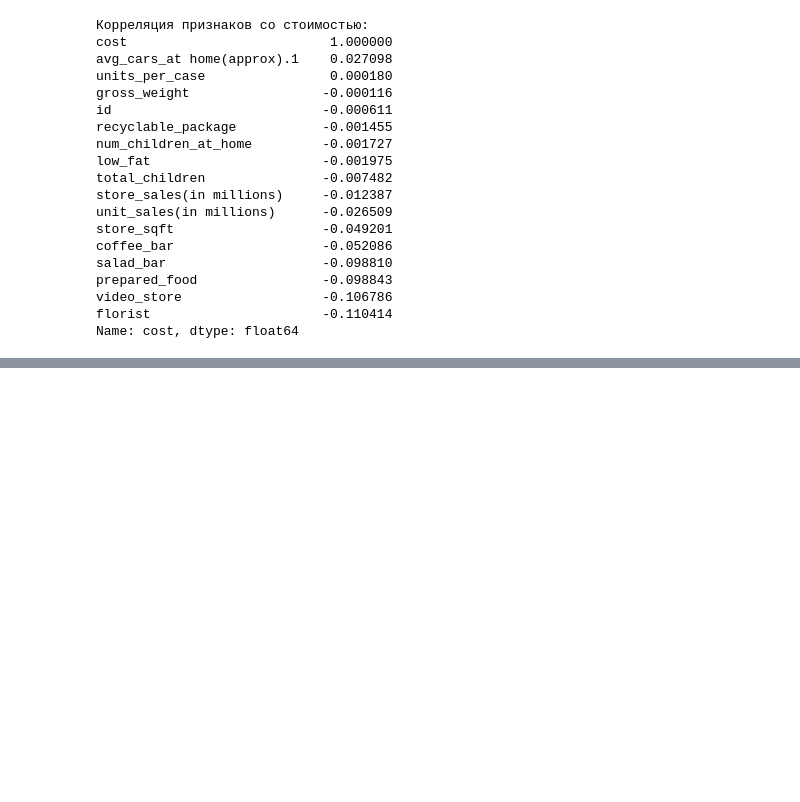
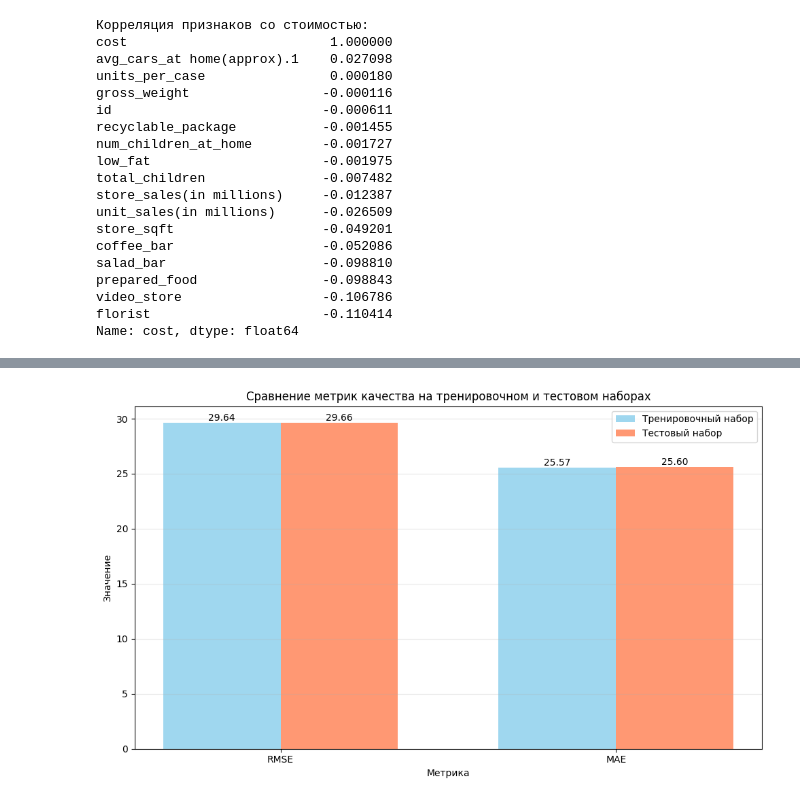
Before and after one commit to roux-afk/urfu-ml-company-valuation, a Jupyter notebook: notebooks/data_analysis.ipynb, the cells around one changed output, grey strips where cells are left out. Drawn from its saved outputs; the diff is of its cells as text; code cells hidden in the pictures; blank space fills up the shorter version.

```diff
--- a/notebooks/data_analysis.ipynb
+++ b/notebooks/data_analysis.ipynb
@@ -128,0 +202,35 @@ Name: cost, dtype: float64
+# %%
+# График 2: Сравнение метрик на тренировочном и тестовом наборах
+metrics_data = {
+    'RMSE': [train_rmse, test_rmse],
+    'MAE': [train_mae, test_mae]
+}
+
+fig, ax = plt.subplots(figsize=(10, 6))
+x_pos = np.arange(len(metrics_data))
+width = 0.35
+
+bars1 = ax.bar(x_pos - width/2, [metrics_data[m][0] for m in metrics_data], width,
+               label='Тренировочный набор', alpha=0.8, color='skyblue')
+bars2 = ax.bar(x_pos + width/2, [metrics_data[m][1] for m in metrics_data], width,
+               label='Тестовый набор', alpha=0.8, color='coral')
+
+ax.set_xlabel('Метрика')
+ax.set_ylabel('Значение')
+ax.set_title('Сравнение метрик качества на тренировочном и тестовом наборах')
+ax.set_xticks(x_pos)
+ax.set_xticklabels(metrics_data.keys())
+ax.legend()
+ax.grid(axis='y', alpha=0.3)
+
+# Значения над столбками
+for bars in [bars1, bars2]:
+    for bar in bars:
+        height = bar.get_height()
+        ax.text(bar.get_x() + bar.get_width()/2., height,
+                f'{height:.2f}', ha='center', va='bottom', fontsize=10)
+
+plt.tight_layout()
+plt.show()
+# %% [output]
+[figure, added]
```
Also changed, not shown: parts of 11 cells of this notebook.
